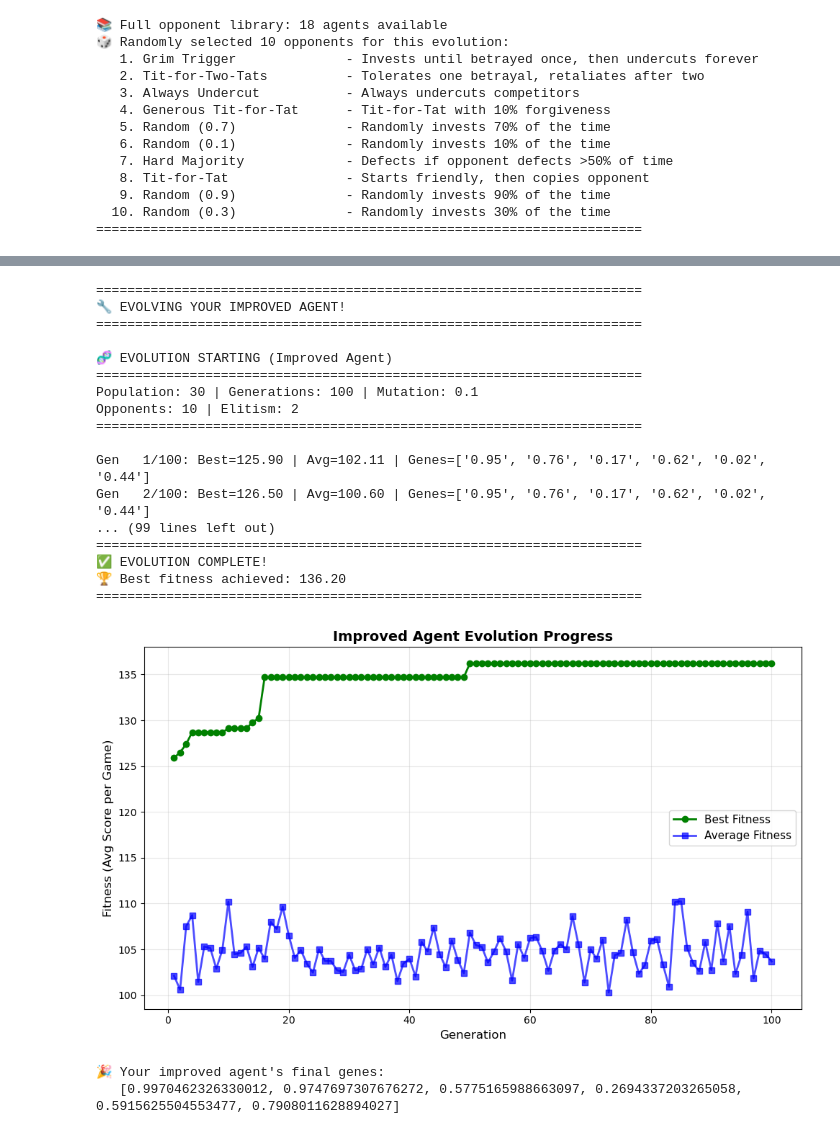
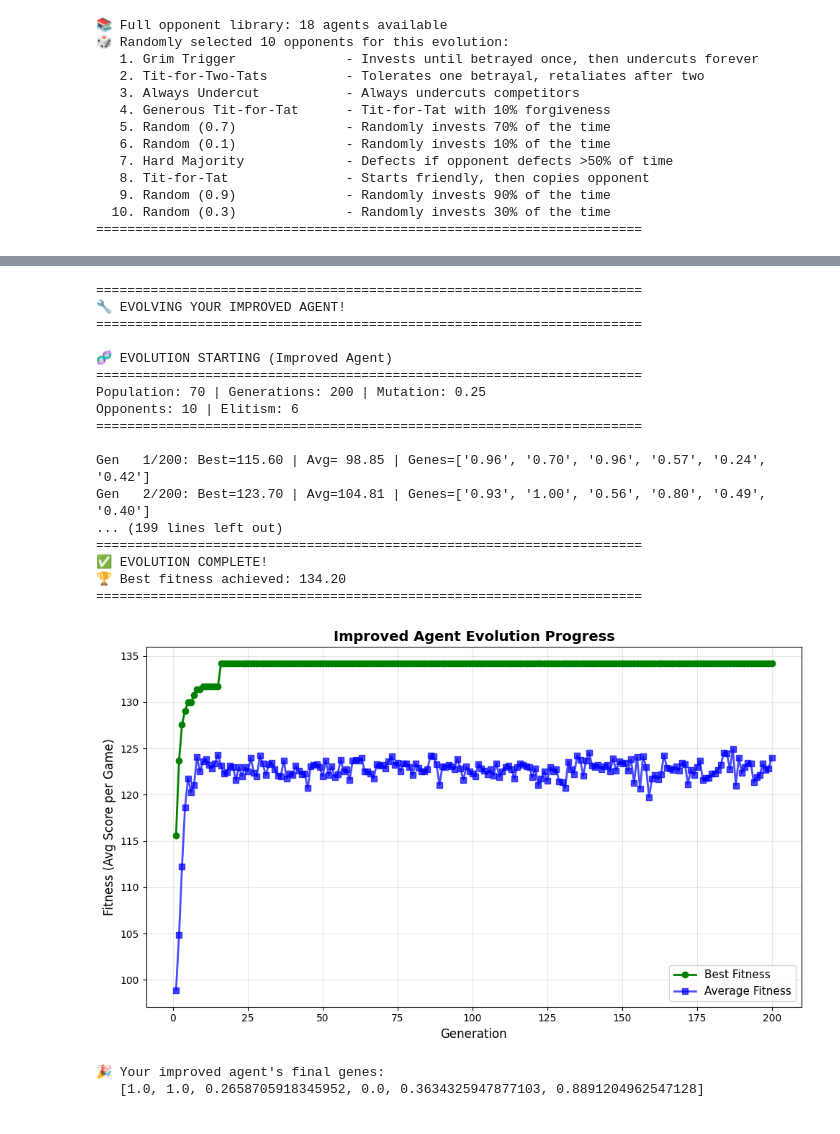
Before and after one commit to Akian-23/descriptive-ai, a Jupyter notebook: Act 2/unit_5_student_notebook.ipynb, the cells around one changed output, grey strips where cells are left out. Saved outputs shown, nothing was run; the diff lists cells and outputs as text; code cells hidden in the pictures.

Commit message:
completed reflection and agent building

```diff
--- a/Act 2/unit_5_student_notebook.ipynb
+++ b/Act 2/unit_5_student_notebook.ipynb
@@ -686,46 +716,46 @@ def evolve_improved(generations=25, pop_size=20, opponents=None, mutation_rate=0
     plt.xlabel('Generation', fontsize=12)
     plt.ylabel('Fitness (Avg Score per Game)', fontsize=12)
     plt.title('Improved Agent Evolution Progress', fontsize=14, fontweight='bold')
     plt.legend(fontsize=11)
     plt.grid(True, alpha=0.3)
     plt.tight_layout()
     plt.show()
 
     return best_overall_agent
 
 
 # TODO: Experiment with these parameters to find the best improved agent!
 my_improved_agent = evolve_improved(
-    generations=100,      # Try: 20, 30, 50
-    pop_size=30,         # Try: 15, 20, 30
+    generations=200,      # Try: 20, 30, 50
+    pop_size=70,         # Try: 15, 20, 30
     opponents=opponent_pool,
-    mutation_rate=0.1,   # Try: 0.1, 0.15, 0.2
-    elitism=2            # Keep top 2 agents each generation
+    mutation_rate=0.25,   # Try: 0.1, 0.15, 0.2
+    elitism=6        # Keep top 2 agents each generation
 )
 
 print(f"\n🎉 Your improved agent's final genes:")
 print(f"   {my_improved_agent.genes}")
 # %% [output]
 ======================================================================
 🔧 EVOLVING YOUR IMPROVED AGENT!
 ======================================================================
 
 🧬 EVOLUTION STARTING (Improved Agent)
 ======================================================================
-Population: 30 | Generations: 100 | Mutation: 0.1
-Opponents: 10 | Elitism: 2
+Population: 70 | Generations: 200 | Mutation: 0.25
+Opponents: 10 | Elitism: 6
 ======================================================================
 
-Gen   1/100: Best=125.90 | Avg=102.11 | Genes=['0.95', '0.76', '0.17', '0.62', '0.02', '0.44']
-Gen   2/100: Best=126.50 | Avg=100.60 | Genes=['0.95', '0.76', '0.17', '0.62', '0.02', '0.44']
-... (99 lines left out)
+Gen   1/200: Best=115.60 | Avg= 98.85 | Genes=['0.96', '0.70', '0.96', '0.57', '0.24', '0.42']
+Gen   2/200: Best=123.70 | Avg=104.81 | Genes=['0.93', '1.00', '0.56', '0.80', '0.49', '0.40']
+... (199 lines left out)
 ======================================================================
 ✅ EVOLUTION COMPLETE!
-🏆 Best fitness achieved: 136.20
+🏆 Best fitness achieved: 134.20
 ======================================================================
-[figure, old version]
+[figure, new version]
 🎉 Your improved agent's final genes:
-   [0.9970462326330012, 0.9747697307676272, 0.5775165988663097, 0.2694337203265058, 0.5915625504553477, 0.7908011628894027]
+   [1.0, 1.0, 0.2658705918345952, 0.0, 0.3634325947877103, 0.8891204962547128]
 # %%
 
 # ============================================================================
```
Also changed, not shown: parts of 8 cells of this notebook, 6 other files.
